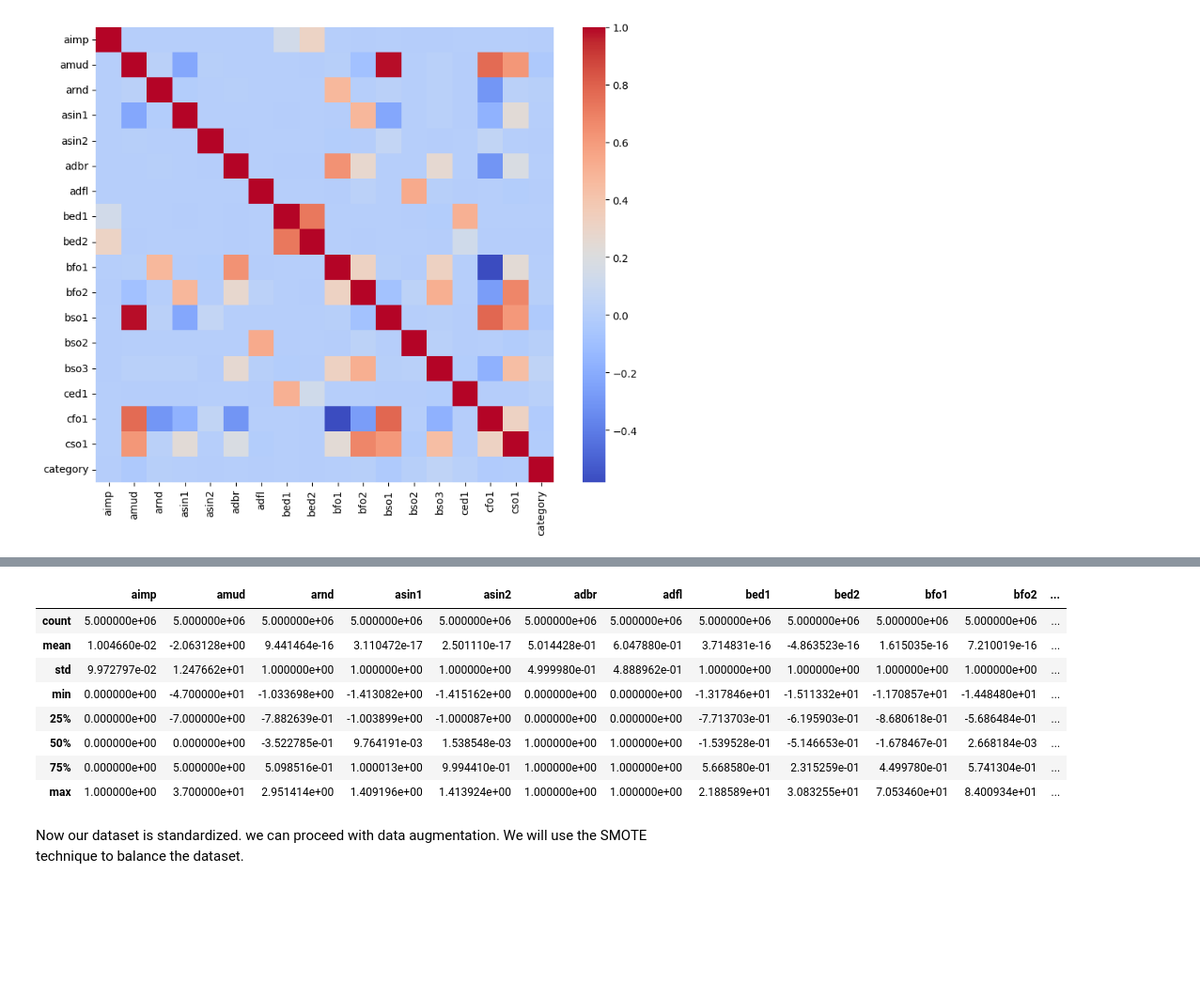
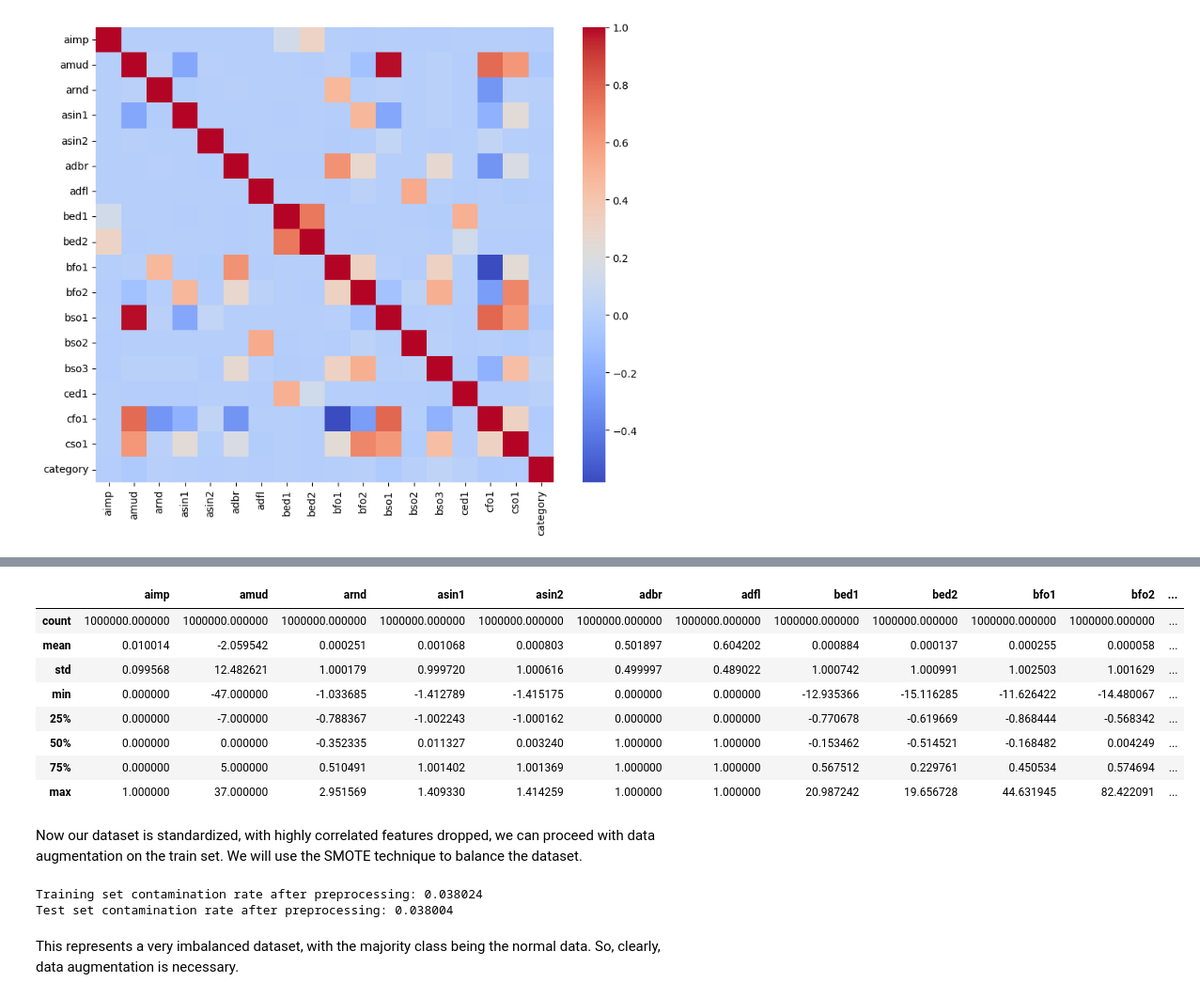
Before and after one commit to keshavganesh1/Anomaly-Detection-Time-Series-Dataset, a Jupyter notebook: notebook.ipynb, the cells around one changed output, grey strips where cells are left out. Shown at 94% size. Cells and saved outputs as stored; diff of their text form; code cells hidden in the pictures; blank space fills up the shorter version.

Commit message:
dataset preparation completed

```diff
--- a/notebook.ipynb
+++ b/notebook.ipynb
@@ -235,3 +245,11 @@ category: [ 0. 12.  1.  8.  7.  9.  4.  3.  5. 11. 10.  2. 13.  6.]
 From this, we gathered that other than `category`, we have 4 features which have discrete values. Therefore, we make sure not to normalize these features (we only want to normalize the continuous features).
 # %% [markdown]
 ### Data Preprocessing
+# %%
+X_train, X_test, y_train, y_test = train_test_split(X_df, y_df, test_size=0.2, random_state=42)
+
+# Verify the split
+print("Training set size:", X_train.shape)
+print("Test set size:", X_test.shape)
+print("Training set contamination rate:", np.mean(y_train))
+print("Test set contamination rate:", np.mean(y_test))
@@ -247,18 +270,3 @@ sns.heatmap(corr, annot=False, cmap='coolwarm', linecolor='black')
 plt.show()
 # %% [output]
 [figure]
-# %%
-# Set the correlation threshold
-threshold = 0.9
-
-# Empty dictionary to hold correlated variables
-
-correlated_vars = {}
-
-for column in corr.columns:
-    for index in corr.index:
-        if abs(corr.loc[index, column]) > threshold and index != column and column not in correlated_vars and column not in correlated_vars.values():
-                print(f'{index} and {column} are correlated with a value of {corr.loc[index, column]}')
-                correlated_vars[column] = index
-
-print(correlated_vars)
@@ -268,3 +272,0 @@ bso1 and amud are correlated with a value of 0.9848983886247252
-# %%
-columns_to_drop = list(correlated_vars.values())
-X_df = X_df.drop(columns=columns_to_drop, axis=1)
@@ -281,0 +319,2 @@ X_df.head()
+# %%
+X_train_scaled, X_test_scaled = preprocess_data(X_train, X_test)
@@ -320,14 +356,24 @@ X_df_scaled.head()
 # %%
-X_df_scaled.describe()
+X_test_scaled.describe()
 # %% [output]
 |  | aimp | amud | arnd | asin1 | asin2 | adbr | adfl | bed1 | bed2 | bfo1 | bfo2 | ... |
-| count | 5.000000e+06 | 5.000000e+06 | 5.000000e+06 | 5.000000e+06 | 5.000000e+06 | 5.000000e+06 | 5.000000e+06 | 5.000000e+06 | 5.000000e+06 | 5.000000e+06 | 5.000000e+06 | ... |
-| mean | 1.004660e-02 | -2.063128e+00 | 9.441464e-16 | 3.110472e-17 | 2.501110e-17 | 5.014428e-01 | 6.047880e-01 | 3.714831e-16 | -4.863523e-16 | 1.615035e-16 | 7.210019e-16 | ... |
-| std | 9.972797e-02 | 1.247662e+01 | 1.000000e+00 | 1.000000e+00 | 1.000000e+00 | 4.999980e-01 | 4.888962e-01 | 1.000000e+00 | 1.000000e+00 | 1.000000e+00 | 1.000000e+00 | ... |
-| min | 0.000000e+00 | -4.700000e+01 | -1.033698e+00 | -1.413082e+00 | -1.415162e+00 | 0.000000e+00 | 0.000000e+00 | -1.317846e+01 | -1.511332e+01 | -1.170857e+01 | -1.448480e+01 | ... |
-| 25% | 0.000000e+00 | -7.000000e+00 | -7.882639e-01 | -1.003899e+00 | -1.000087e+00 | 0.000000e+00 | 0.000000e+00 | -7.713703e-01 | -6.195903e-01 | -8.680618e-01 | -5.686484e-01 | ... |
-| 50% | 0.000000e+00 | 0.000000e+00 | -3.522785e-01 | 9.764191e-03 | 1.538548e-03 | 1.000000e+00 | 1.000000e+00 | -1.539528e-01 | -5.146653e-01 | -1.678467e-01 | 2.668184e-03 | ... |
-| 75% | 0.000000e+00 | 5.000000e+00 | 5.098516e-01 | 1.000013e+00 | 9.994410e-01 | 1.000000e+00 | 1.000000e+00 | 5.668580e-01 | 2.315259e-01 | 4.499780e-01 | 5.741304e-01 | ... |
-| max | 1.000000e+00 | 3.700000e+01 | 2.951414e+00 | 1.409196e+00 | 1.413924e+00 | 1.000000e+00 | 1.000000e+00 | 2.188589e+01 | 3.083255e+01 | 7.053460e+01 | 8.400934e+01 | ... |
+| count | 1000000.000000 | 1000000.000000 | 1000000.000000 | 1000000.000000 | 1000000.000000 | 1000000.000000 | 1000000.000000 | 1000000.000000 | 1000000.000000 | 1000000.000000 | 1000000.000000 | ... |
+| mean | 0.010014 | -2.059542 | 0.000251 | 0.001068 | 0.000803 | 0.501897 | 0.604202 | 0.000884 | 0.000137 | 0.000255 | 0.000058 | ... |
+| std | 0.099568 | 12.482621 | 1.000179 | 0.999720 | 1.000616 | 0.499997 | 0.489022 | 1.000742 | 1.000991 | 1.002503 | 1.001629 | ... |
+| min | 0.000000 | -47.000000 | -1.033685 | -1.412789 | -1.415175 | 0.000000 | 0.000000 | -12.935366 | -15.116285 | -11.626422 | -14.480067 | ... |
+| 25% | 0.000000 | -7.000000 | -0.788367 | -1.002243 | -1.000162 | 0.000000 | 0.000000 | -0.770678 | -0.619669 | -0.868444 | -0.568342 | ... |
+| 50% | 0.000000 | 0.000000 | -0.352335 | 0.011327 | 0.003240 | 1.000000 | 1.000000 | -0.153462 | -0.514521 | -0.168482 | 0.004249 | ... |
+| 75% | 0.000000 | 5.000000 | 0.510491 | 1.001402 | 1.001369 | 1.000000 | 1.000000 | 0.567512 | 0.229761 | 0.450534 | 0.574694 | ... |
+| max | 1.000000 | 37.000000 | 2.951569 | 1.409330 | 1.414259 | 1.000000 | 1.000000 | 20.987242 | 19.656728 | 44.631945 | 82.422091 | ... |
 # %% [markdown]
-Now our dataset is standardized. we can proceed with data augmentation. We will use the SMOTE technique to balance the dataset.
+Now our dataset is standardized, with highly correlated features dropped, we can proceed with data augmentation on the train set. We will use the SMOTE technique to balance the dataset.
+# %%
+# check contamination rate in training and test sets
+
+print("Training set contamination rate after preprocessing:", np.mean(y_train))
+print("Test set contamination rate after preprocessing:", np.mean(y_test))
+# %% [output]
+Training set contamination rate after preprocessing: 0.038024
+Test set contamination rate after preprocessing: 0.038004
+# %% [markdown]
+This represents a very imbalanced dataset, with the majority class being the normal data. So, clearly, data augmentation is necessary.
```
Also changed, not shown: parts of 22 cells of this notebook.
